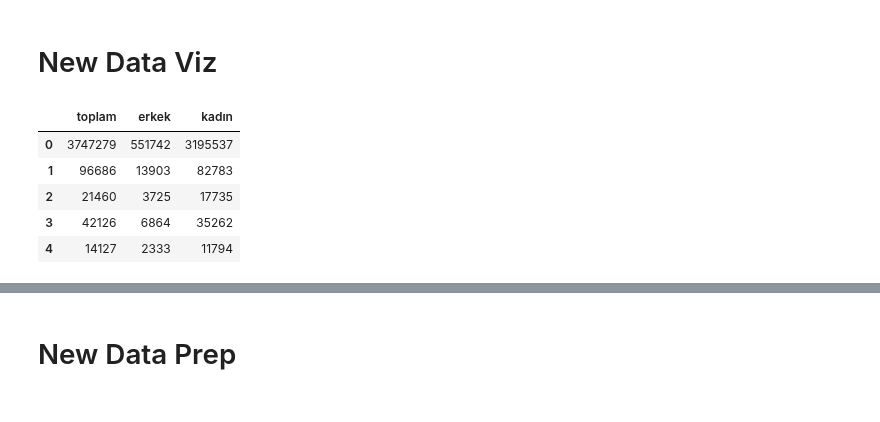
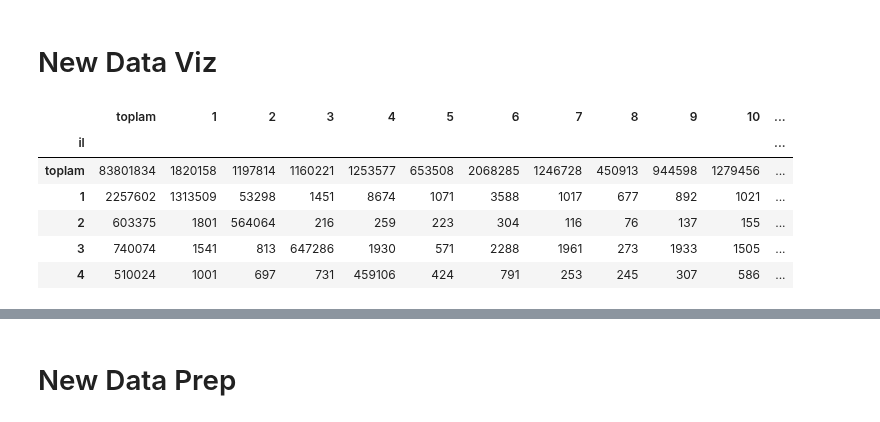
Before and after one commit to Zakerous76/analythings-viz-2-fastAPI-integration, a Jupyter notebook: plotly-py-viz-fastapi/developement.ipynb, the cells around one changed output, grey strips where cells are left out. Drawn from its saved outputs; the diff is of its cells as text; code cells hidden in the pictures.

Commit message:
developed plot for population based on origin city

```diff
--- a/plotly-py-viz-fastapi/developement.ipynb
+++ b/plotly-py-viz-fastapi/developement.ipynb
@@ -34,13 +32,4 @@ df4=population_marital_df()
+# %%
+df5=population_origin_city_df()
 # %% [markdown]
 # New Data Viz
-# %%
-df_never_married, df_married, df_divorced, df_widowed = df4
-
-df_widowed.head(5)
-# %% [output]
-|  | toplam | erkek | kadın |
-| 0 | 3747279 | 551742 | 3195537 |
-| 1 | 96686 | 13903 | 82783 |
-| 2 | 21460 | 3725 | 17735 |
-| 3 | 42126 | 6864 | 35262 |
-| 4 | 14127 | 2333 | 11794 |
@@ -48,0 +36,10 @@ population_marital_plot(*df4, city_code=1, height=600).show()
+# %%
+df5.head()
+# %% [output]
+|  | toplam | 1 | 2 | 3 | 4 | 5 | 6 | 7 | 8 | 9 | 10 | ... |
+| il |  |  |  |  |  |  |  |  |  |  |  | ... |
+| toplam | 83801834 | 1820158 | 1197814 | 1160221 | 1253577 | 653508 | 2068285 | 1246728 | 450913 | 944598 | 1279456 | ... |
+| 1 | 2257602 | 1313509 | 53298 | 1451 | 8674 | 1071 | 3588 | 1017 | 677 | 892 | 1021 | ... |
+| 2 | 603375 | 1801 | 564064 | 216 | 259 | 223 | 304 | 116 | 76 | 137 | 155 | ... |
+| 3 | 740074 | 1541 | 813 | 647286 | 1930 | 571 | 2288 | 1961 | 273 | 1933 | 1505 | ... |
+| 4 | 510024 | 1001 | 697 | 731 | 459106 | 424 | 791 | 253 | 245 | 307 | 586 | ... |
```
Also changed, not shown: parts of 7 cells of this notebook, 1 other file.
